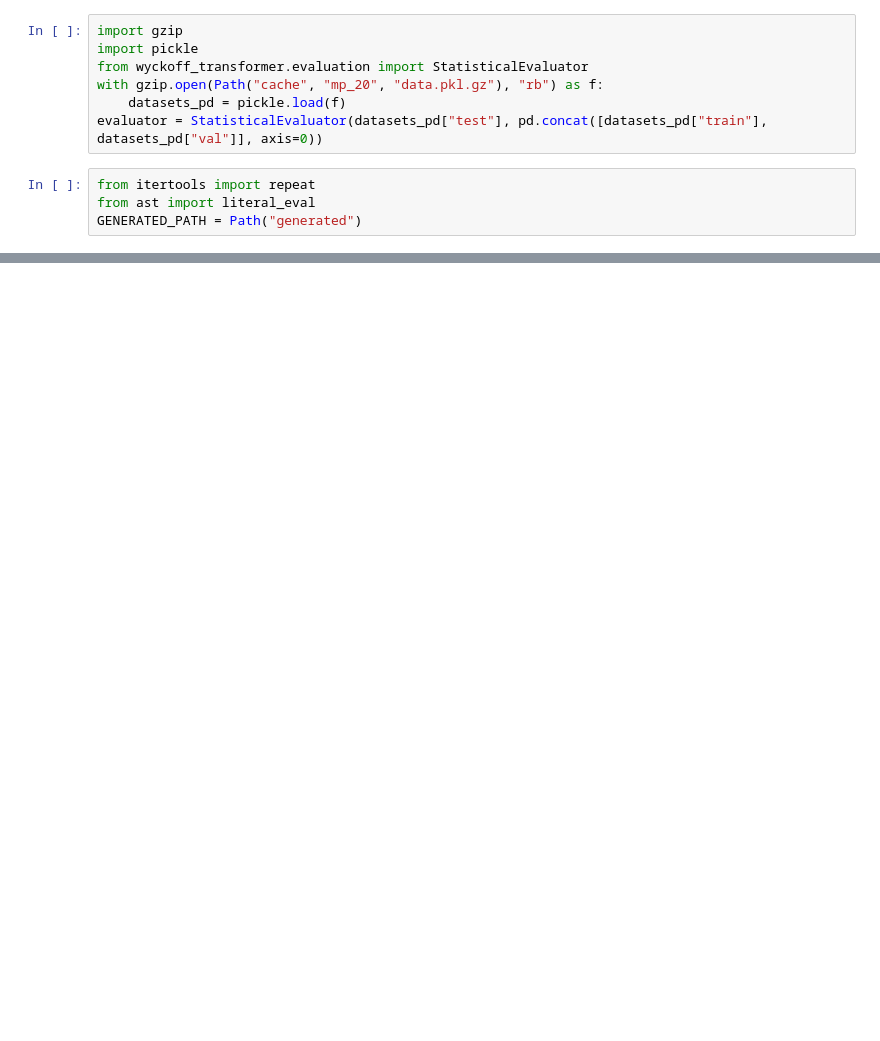
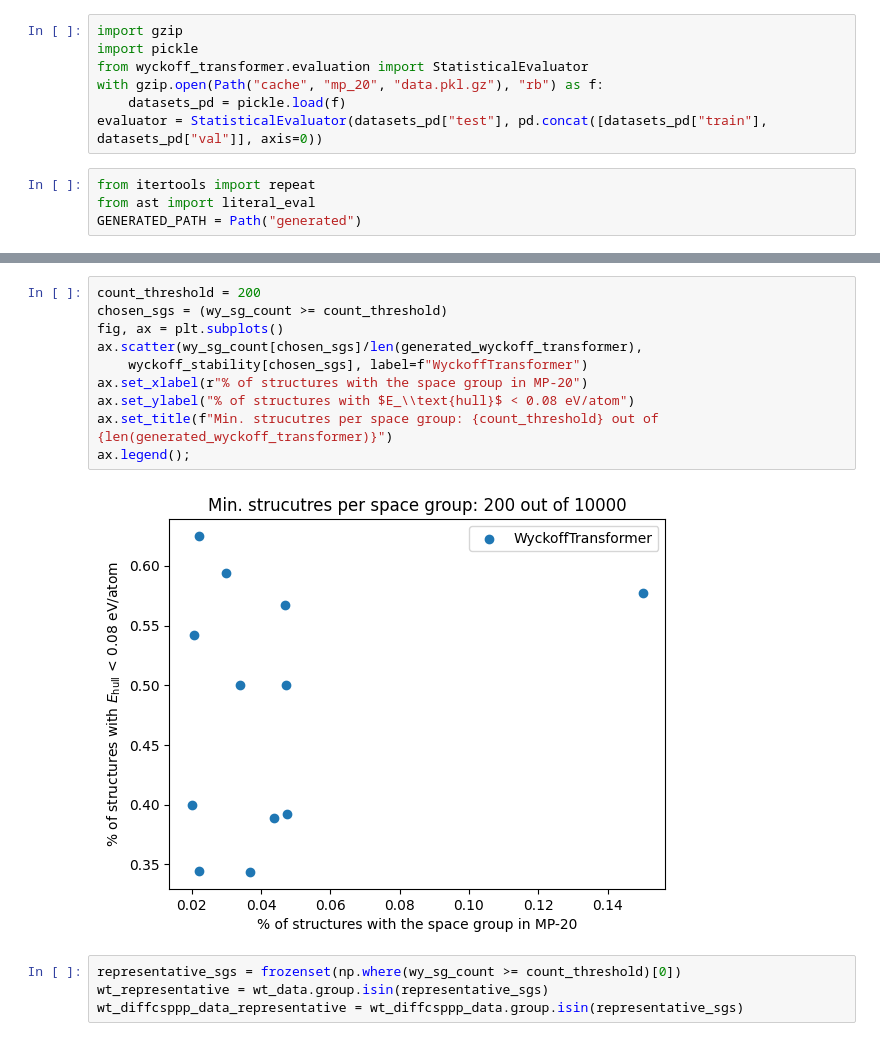
Before and after one commit to kedhip/WyckoffTransformer, a Jupyter notebook: MP-20 E_hull.ipynb, the cells around one changed output, grey strips where cells are left out. Drawn from its saved outputs; the diff is of its cells as text; blank space fills up the shorter version.

```diff
--- a/MP-20 E_hull.ipynb
+++ b/MP-20 E_hull.ipynb
@@ -39 +86,17 @@ diffcsp_data = diffcsp_data[diffcsp_data["is_novel"]]
+# %%
+count_threshold = 200
+chosen_sgs = (wy_sg_count >= count_threshold)
+fig, ax = plt.subplots()
+ax.scatter(wy_sg_count[chosen_sgs]/len(generated_wyckoff_transformer),
+    wyckoff_stability[chosen_sgs], label=f"WyckoffTransformer")
+ax.set_xlabel(r"% of structures with the space group in MP-20")
+ax.set_ylabel("% of structures with $E_\\text{hull}$ < 0.08 eV/atom")
+ax.set_title(f"Min. strucutres per space group: {count_threshold} out of {len(generated_wyckoff_transformer)}")
+ax.legend();
+# %% [output]
+[figure, added]
+# %%
+representative_sgs = frozenset(np.where(wy_sg_count >= count_threshold)[0])
+wt_representative = wt_data.group.isin(representative_sgs)
+wt_diffcsppp_data_representative = wt_diffcsppp_data.group.isin(representative_sgs)
 # %%
```
Also changed, not shown: parts of 13 cells of this notebook.
